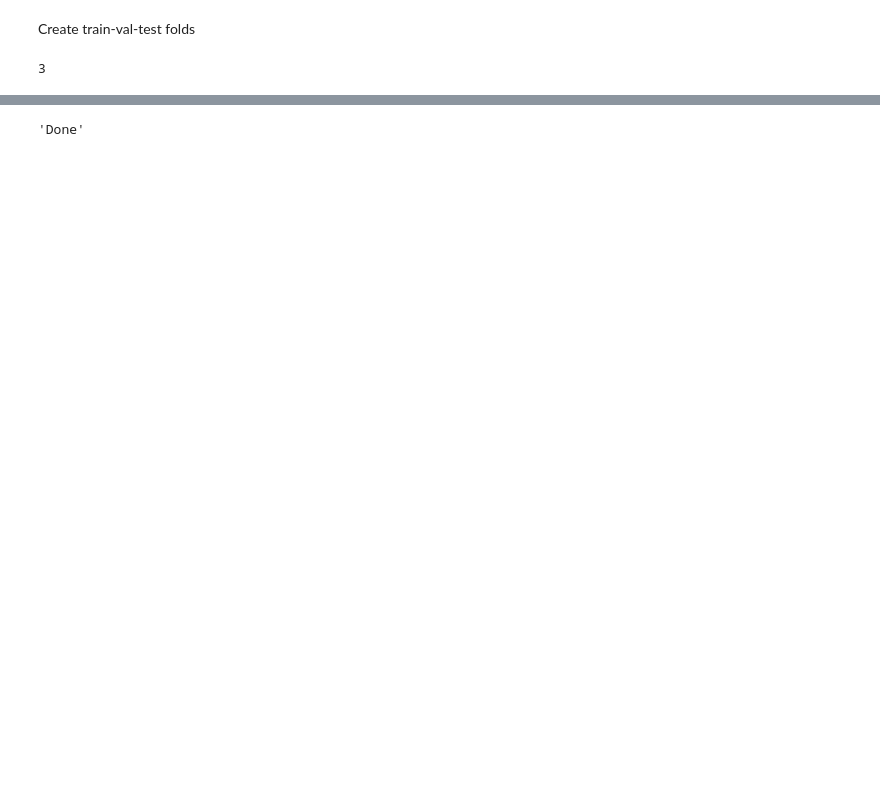
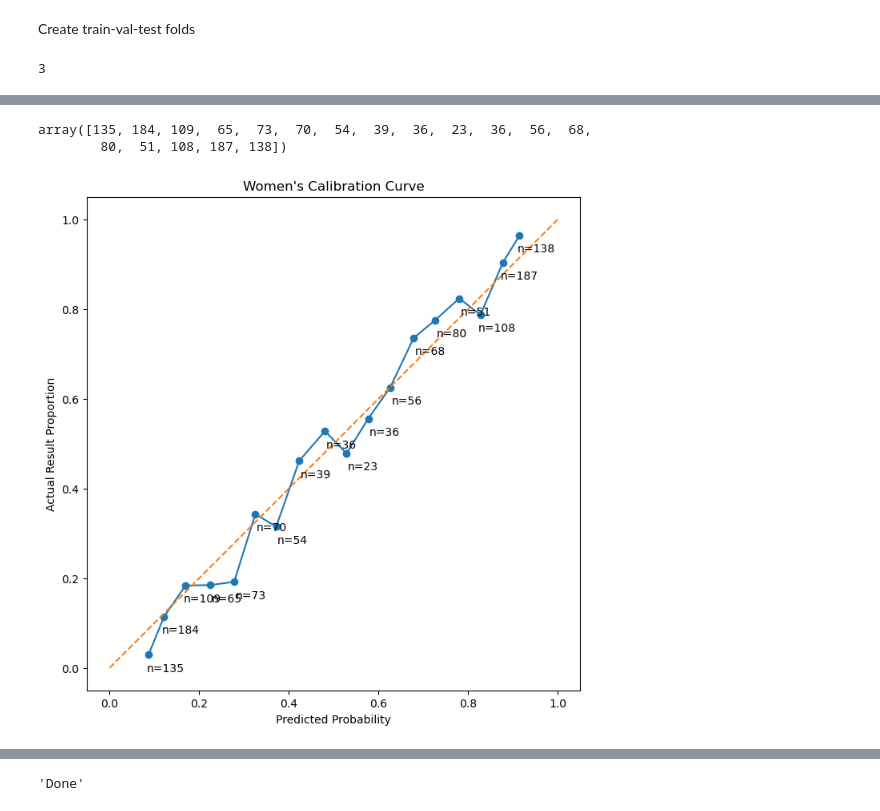
Before and after one commit to shughes1000/march-madness-2025, a Jupyter notebook: model_building/womens_model.ipynb, the cells around one changed output, grey strips where cells are left out. Cells and saved outputs as stored; diff of their text form; code cells hidden in the pictures; blank space fills up the shorter version.

```diff
--- a/model_building/womens_model.ipynb
+++ b/model_building/womens_model.ipynb
@@ -302,0 +446,43 @@ optuna.importance.get_param_importances(study)
+# %%
+def get_bin_sample_sizes(y_prob, n_bins):
+    y_prob = pd.Series(y_prob)
+    bins = pd.cut(
+        y_prob,
+        np.linspace(0.0, 1.0, n_bins + 1),
+    )
+
+    return np.array([y_prob.loc[(y_prob > bin.left) & (y_prob <= bin.right)].shape[0] for bin in sorted(bins.unique())])
+
+bin_sample_sizes = get_bin_sample_sizes(np.hstack(df_test['Prediction']), 20)
+
+bin_sample_sizes
+# %% [output]
+array([135, 184, 109,  65,  73,  70,  54,  39,  36,  23,  36,  56,  68,
+        80,  51, 108, 187, 138])
+# %%
+import matplotlib.pyplot as plt
+from sklearn.calibration import calibration_curve
+
+prob_true, prob_pred = calibration_curve(
+    df_test['Result'],
+    df_test['Prediction'],
+    n_bins=20,
+)
+
+fig, ax = plt.subplots(figsize=(8, 8))
+
+ax.plot(prob_pred, prob_true, marker='o')
+ax.plot([0, 1], [0, 1], linestyle='dashed')
+
+for i, (xi, yi, ni) in enumerate(zip(prob_pred, prob_true, bin_sample_sizes)):
+    plt.annotate(f'n={ni}', (xi, yi), textcoords='offset points', xytext=(15, -15), ha='center')
+
+ax.set_aspect('equal')
+
+plt.title("Women's Calibration Curve")
+plt.xlabel('Predicted Probability')
+plt.ylabel('Actual Result Proportion')
+
+plt.show()
+# %% [output]
+[figure, added]
```
Also changed, not shown: parts of 33 cells of this notebook, 1 other file.
